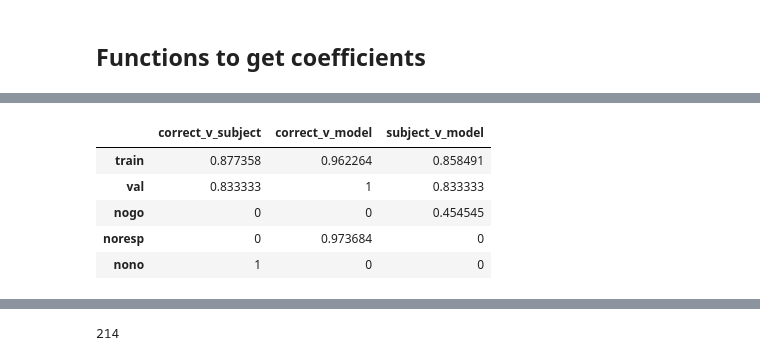
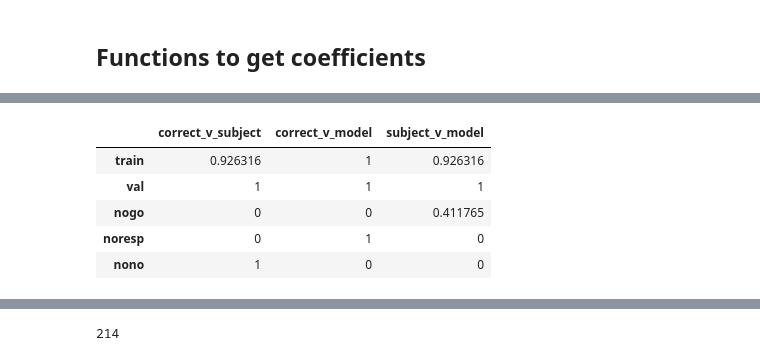
Before and after one commit to mgonzal1/wombats-malos, a Jupyter notebook: notebooks/multi_sessions.ipynb, the cells around one changed output, grey strips where cells are left out. Saved outputs shown, nothing was run; the diff lists cells and outputs as text; code cells hidden in the pictures.

```diff
--- a/notebooks/multi_sessions.ipynb
+++ b/notebooks/multi_sessions.ipynb
@@ -172,7 +173,7 @@ def get_a3(region_dat, output_dat):
         region_dat = region_dat.squeeze().T  # reshapes from neurons x trial x 1 bin, to trials x neurons
 
         # Model Linear Regression
-        decoder, decoder_coefs, decoder_model = models.train_logistic_decoder(region_dat, output)
+        decoder, decoder_coefs, decoder_model = models.train_logistic_decoder(region_dat, output_dat)
         A3 = decoder_coefs
 
         # get prediction
@@ -297,11 +298,11 @@ for session_i in range(N_SESSIONS):
 
         model_resp = get_model_output(stim, AE=AE)
 
-        if data_div == "nogo":
+        if data_div == "nogo":  # subject responds
             model_binary_scores[session_i].loc[data_div, "correct_v_subject"] = 0
             model_binary_scores[session_i].loc[data_div, "correct_v_model"] = 0  ## or  np.mean ( np.abs(model_resp-0.5) < thr)
             model_binary_scores[session_i].loc[data_div, "subject_v_model"] = metrics.binarry_acc(subject_resp, model_resp)
-        elif data_div == "noresp":
+        elif data_div == "noresp":  # there is a contrast
             model_binary_scores[session_i].loc[data_div, "correct_v_subject"] = 0
             model_binary_scores[session_i].loc[data_div, "correct_v_model"] = metrics.binarry_acc(correct_resp, model_resp)
             model_binary_scores[session_i].loc[data_div, "subject_v_model"] = 0  ## or  np.mean ( np.abs(model_resp-0.5) < thr)
@@ -314,5 +315,5 @@ for session_i in range(N_SESSIONS):
             model_binary_scores[session_i].loc[data_div, "correct_v_model"] = metrics.binarry_acc(correct_resp, model_resp)
             model_binary_scores[session_i].loc[data_div, "subject_v_model"] = metrics.binarry_acc(subject_resp, model_resp)
 
-    break
+    print(".", end="")
 # %% [output]
@@ -321,9 +322,9 @@ Wall time: 4.13 s
 # %%
-model_binary_scores[0]
+model_binary_scores[1]
 # %% [output]
 |  | correct_v_subject | correct_v_model | subject_v_model |
-| train | 0.877358 | 0.962264 | 0.858491 |
-| val | 0.833333 | 1 | 0.833333 |
-| nogo | 0 | 0 | 0.454545 |
-| noresp | 0 | 0.973684 | 0 |
+| train | 0.926316 | 1 | 0.926316 |
+| val | 1 | 1 | 1 |
+| nogo | 0 | 0 | 0.411765 |
+| noresp | 0 | 1 | 0 |
 | nono | 1 | 0 | 0 |
```
Also changed, not shown: parts of 7 cells of this notebook, 3 other files.
